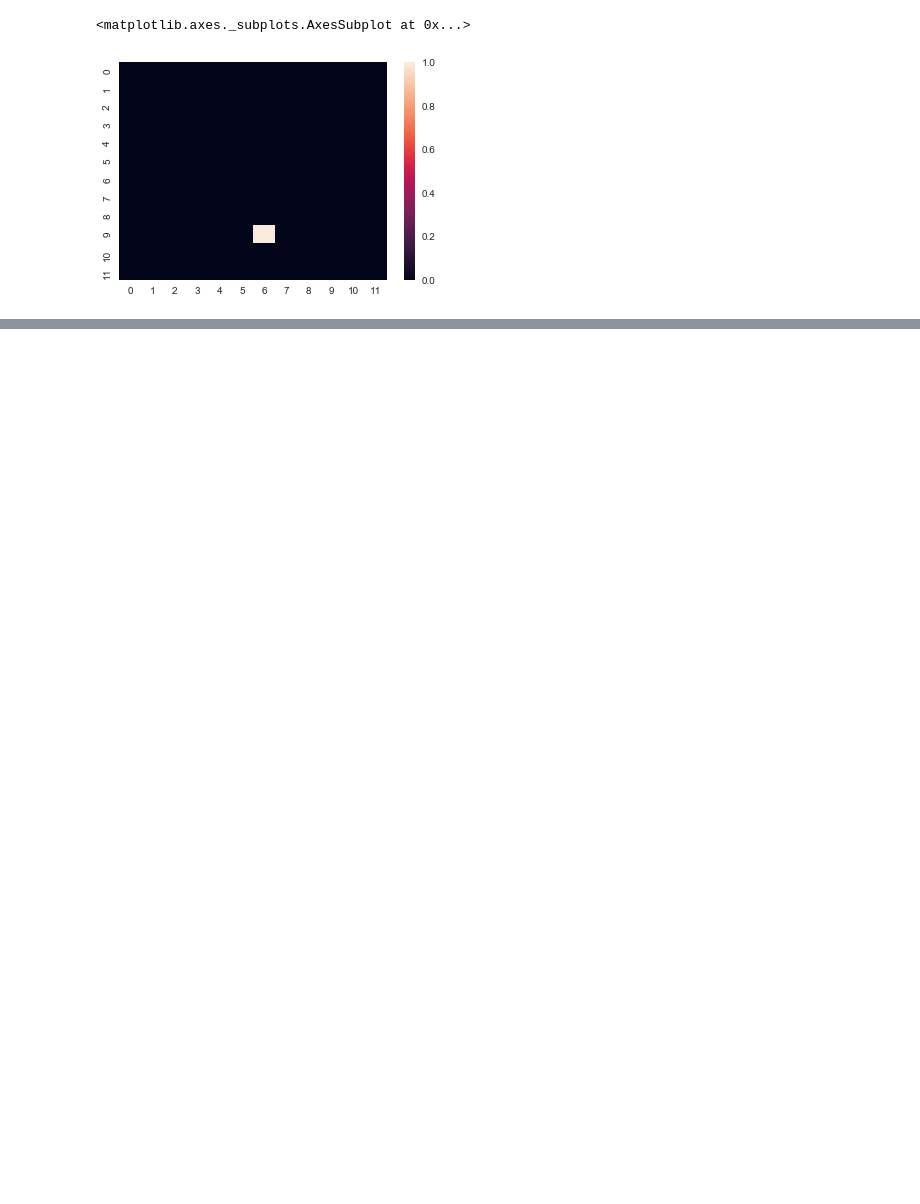
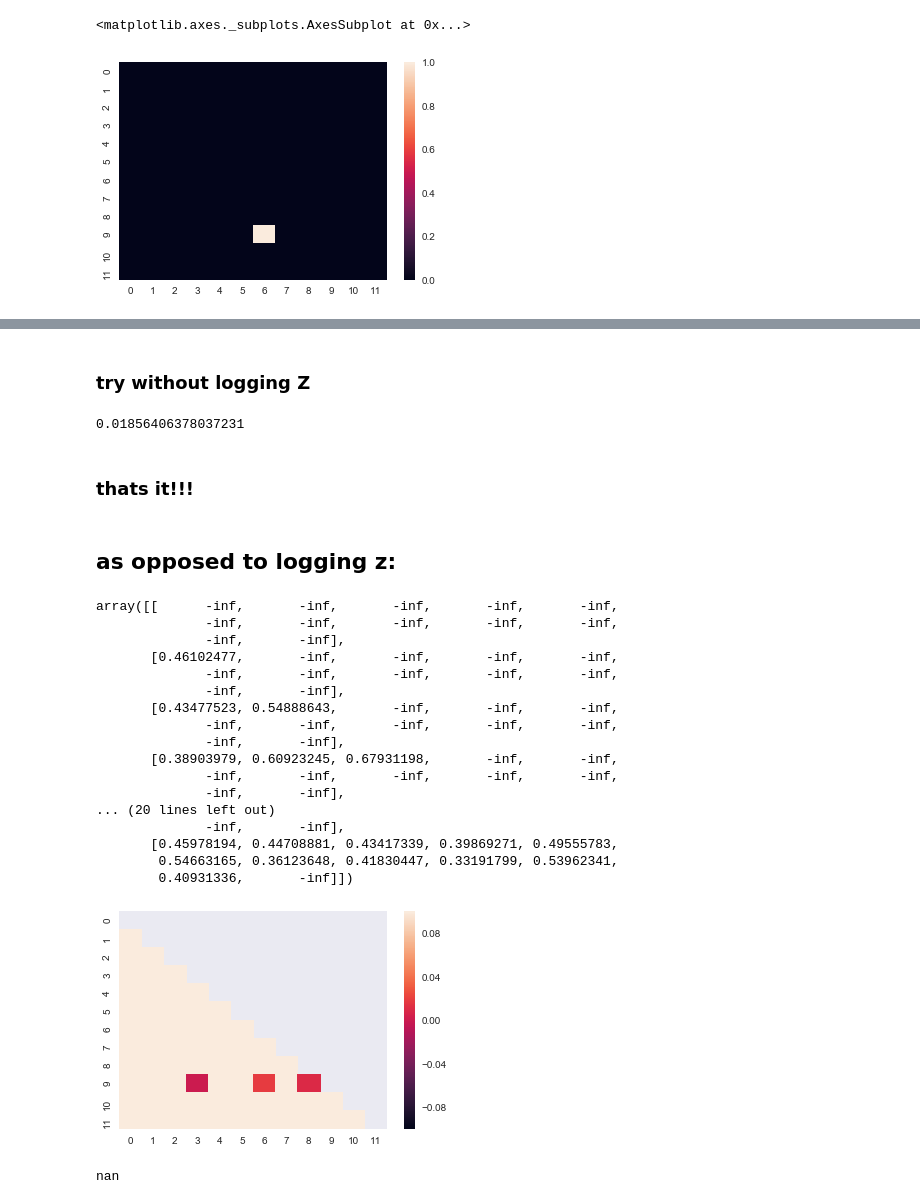
Before and after one commit to ContextLab/supereeg_paper, a Jupyter notebook: recon/Subtraction.ipynb, the cells around one changed output, grey strips where cells are left out. Drawn from its saved outputs; the diff is of its cells as text; code cells hidden in the pictures; blank space fills up the shorter version.

```diff
--- a/recon/Subtraction.ipynb
+++ b/recon/Subtraction.ipynb
@@ -168,5 +286,7 @@ weights = _log_rbf(sub_locs, locs, width=20)
 ## Make up a full correlation matrix
 # %%
 Z = r2z(se.create_cov(cov='random', n_elecs=np.shape(locs)[0]))
+# %%
+Z[np.where(np.isinf(Z))] = 0
 # %% [markdown]
 ## Define an example coord
@@ -326,0 +464,2 @@ np.allclose(np.exp(wtf), try_sub)
+# %% [markdown]
+### try without logging Z
@@ -326,0 +468,32 @@ np.allclose(np.exp(wtf), try_sub)
+# %%
+np.exp(try_b)
+# %% [output]
+0.01856406378037231
+# %% [markdown]
+### thats it!!!
+# %% [markdown]
+## as opposed to logging z:
+# %%
+Z = fill_upper_diagonal(Z, -np.inf)
+
+sns.heatmap(Z)
+Z
+# %% [output]
+array([[      -inf,       -inf,       -inf,       -inf,       -inf,
+              -inf,       -inf,       -inf,       -inf,       -inf,
+              -inf,       -inf],
+       [0.46102477,       -inf,       -inf,       -inf,       -inf,
+              -inf,       -inf,       -inf,       -inf,       -inf,
+              -inf,       -inf],
+       [0.43477523, 0.54888643,       -inf,       -inf,       -inf,
+              -inf,       -inf,       -inf,       -inf,       -inf,
+              -inf,       -inf],
+       [0.38903979, 0.60923245, 0.67931198,       -inf,       -inf,
+              -inf,       -inf,       -inf,       -inf,       -inf,
+              -inf,       -inf],
+... (20 lines left out)
+              -inf,       -inf],
+       [0.45978194, 0.44708881, 0.43417339, 0.39869271, 0.49555783,
+        0.54663165, 0.36123648, 0.41830447, 0.33191799, 0.53962341,
+        0.40931336,       -inf]])
+[figure, added]
@@ -326,0 +502,4 @@ np.allclose(np.exp(wtf), try_sub)
+# %%
+try_b
+# %% [output]
+nan
```
Also changed, not shown: parts of 87 cells of this notebook, 2 other files.
